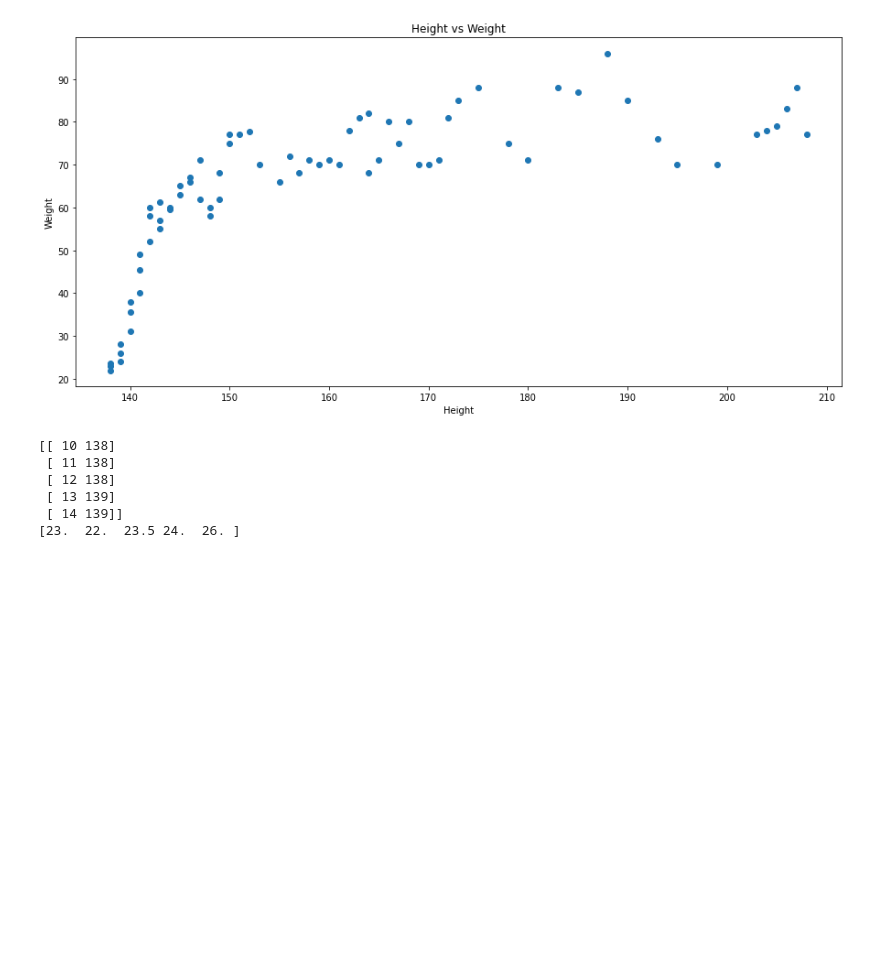
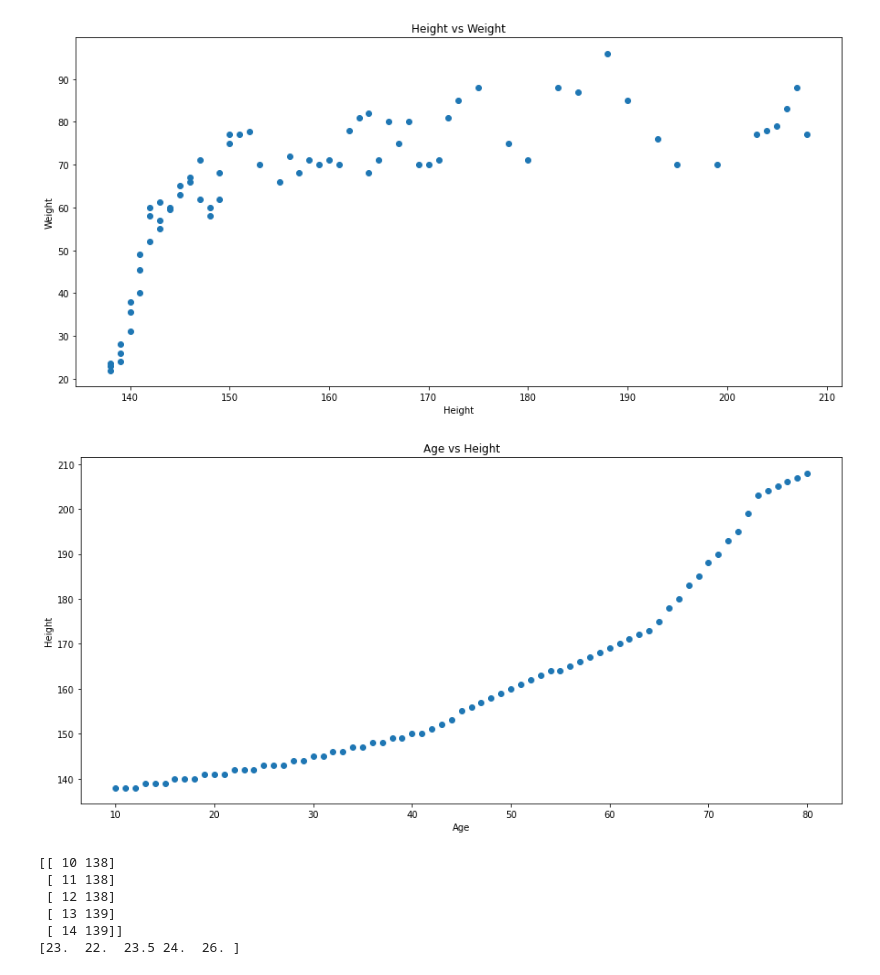
Before and after one commit to lamnguyenvu98/ML_Practice, a Jupyter notebook: Lesson03_ML_Pipeline.ipynb, the cells around one changed output. Cells and saved outputs as stored; diff of their text form; code cells hidden in the pictures; blank space fills up the shorter version.

```diff
--- a/Lesson03_ML_Pipeline.ipynb
+++ b/Lesson03_ML_Pipeline.ipynb
@@ -68,6 +73,19 @@ plt.ylabel(feature_Y)
 plt.show()
 # %% [output]
 [figure]
+# %%
+# Data visualization
+feature_Y = "Height"
+feature_X = "Age"
+
+plt.figure(figsize=(15, 7))
+plt.scatter(data[feature_X], data[feature_Y])
+plt.title(f'{feature_X} vs {feature_Y}')
+plt.xlabel(feature_X)
+plt.ylabel(feature_Y)
+plt.show()
+# %% [output]
+[figure, added]
 # %%
 feature = ["Age", "Height"]
 target = "Weight"
```
Also changed, not shown: parts of 3 cells of this notebook, 3 other files.
